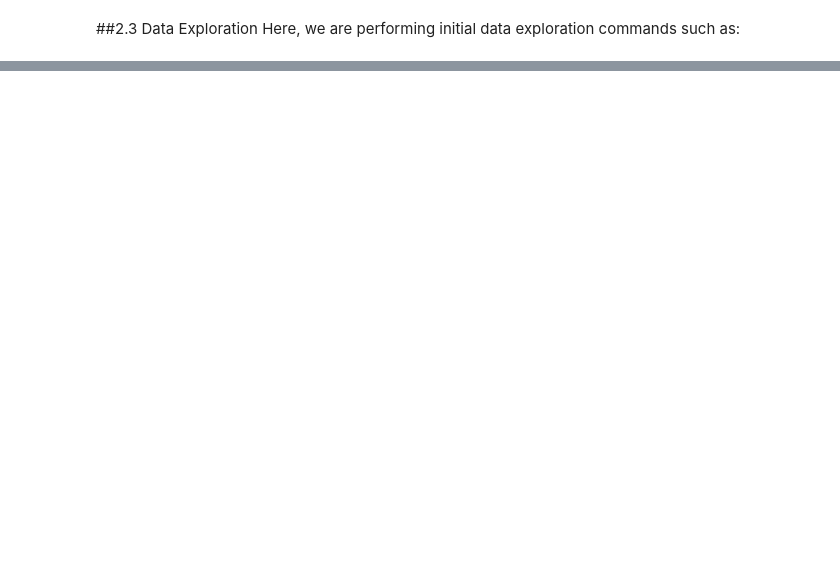
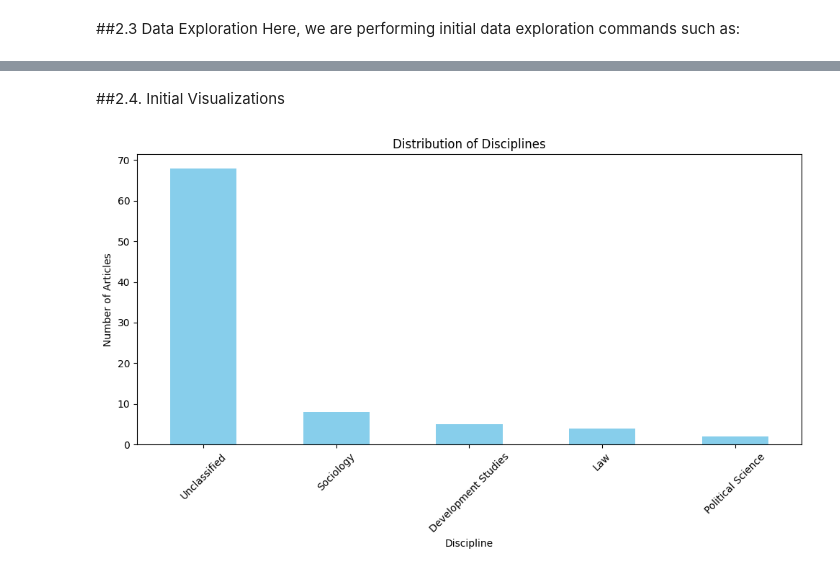
Before and after one commit to sydneymulando/code-unza15-CSC-4792-project-team-15-repository-for-project-team-15, a Jupyter notebook: code_unza25_csc4792_project_team_15_notebook.ipynb, the cells around one changed output, grey strips where cells are left out. Cells and saved outputs as stored; diff of their text form; code cells hidden in the pictures; blank space fills up the shorter version.

```diff
--- a/code_unza25_csc4792_project_team_15_notebook.ipynb
+++ b/code_unza25_csc4792_project_team_15_notebook.ipynb
@@ -757,0 +1025,22 @@ memory usage: 2.8+ KB
+# %% [markdown]
+##2.4. Initial Visualizations
+# %%
+import matplotlib.pyplot as plt
+
+#Assign existing dataframe
+df = var_jlss_titles_disciplines_and_abstracts_df
+
+
+# Discipline Distribution - Bar Chart
+discipline_counts = df['Discipline'].value_counts()
+
+plt.figure(figsize=(10, 6))
+discipline_counts.plot(kind='bar', color='skyblue')
+plt.title('Distribution of Disciplines')
+plt.xlabel('Discipline')
+plt.ylabel('Number of Articles')
+plt.xticks(rotation=45)
+plt.tight_layout()
+plt.show()
+# %% [output]
+[figure, added]
```
Also changed, not shown: parts of 38 cells of this notebook.
